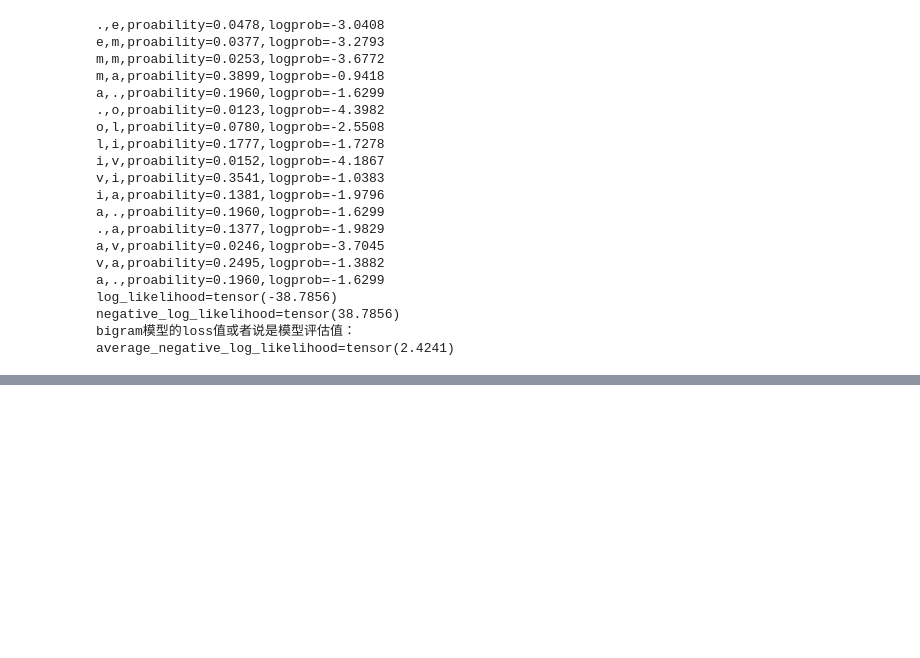
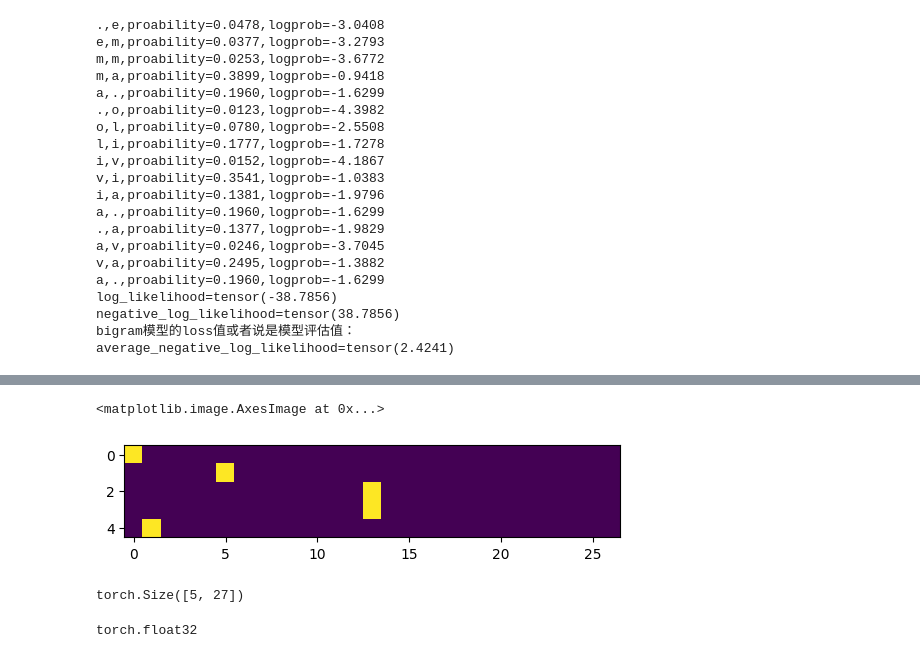
Before and after one commit to LeeSKII/makemore, a Jupyter notebook: main.ipynb, the cells around one changed output, grey strips where cells are left out. Cells and saved outputs as stored; diff of their text form; code cells hidden in the pictures; blank space fills up the shorter version.

```diff
--- a/main.ipynb
+++ b/main.ipynb
@@ -326,0 +383,17 @@ average_negative_log_likelihood=tensor(2.4241)
+# %%
+N = N + 1
+P = N.sum(1,keepdim=True)
+P = N / P
+# %%
+#变换后的N的 model smoothing
+for w in ['jqdsda']:
+    chs = ['.'] + list(w) + ['.']
+    for ch1,ch2 in zip(chs,chs[1:]):
+        ix1 = stoi[ch1]
+        ix2 = stoi[ch2]
+        proability = P[ix1,ix2]
+        logprob = torch.log(proability)
+        # 测试a b c的概率计算公式为pa*pb*pc,换算成log就是logpa+logpb+logpc
+        log_likelihood += logprob
+        n += 1
+        print(f'{ch1},{ch2},proability={proability:.4f},logprob={logprob:.4f}')
@@ -326,0 +408,15 @@ average_negative_log_likelihood=tensor(2.4241)
+# %%
+# create the training set of bigrams (x,y)
+xs, ys = [],[]
+for w in words[:1]:
+    chs = ['.'] + list(w) + ['.']
+    for ch1,ch2 in zip(chs,chs[1:]):
+        ix1 = stoi[ch1]
+        ix2 = stoi[ch2]
+        xs.append(ix1)
+        ys.append(ix2)
+
+xs = torch.tensor(xs)
+ys = torch.tensor(ys)
+print(xs)
+print(ys)
@@ -326,0 +426,6 @@ average_negative_log_likelihood=tensor(2.4241)
+# %%
+# use one-hot encoder to make an integer become a vector so that we can feed it in nerural network
+import torch.nn.functional as F
+#cast data type from integer to float
+xenc = F.one_hot(xs,num_classes = 27).float()
+xenc
@@ -326,0 +443,14 @@ average_negative_log_likelihood=tensor(2.4241)
+# %%
+plt.imshow(xenc)
+# %% [output]
+<matplotlib.image.AxesImage at 0x...>
+[figure, added]
+# %%
+xenc.shape
+# %% [output]
+torch.Size([5, 27])
+# %%
+# always watch out the data type, because only float data can operate in torch
+xenc.dtype
+# %% [output]
+torch.float32
```
Also changed, not shown: parts of 26 cells of this notebook.
